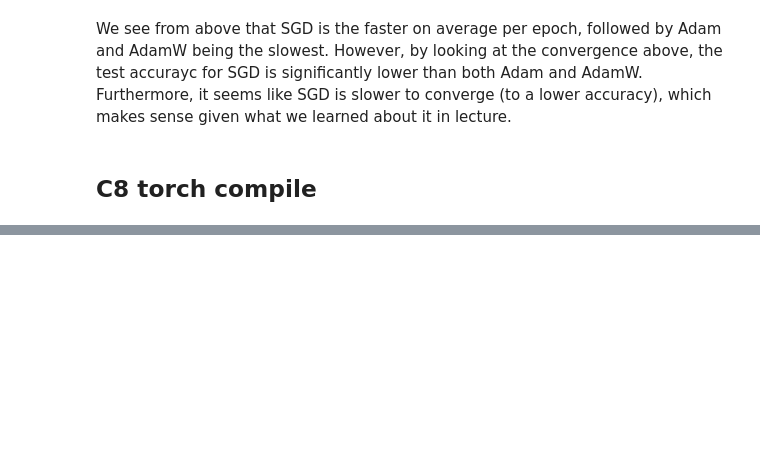
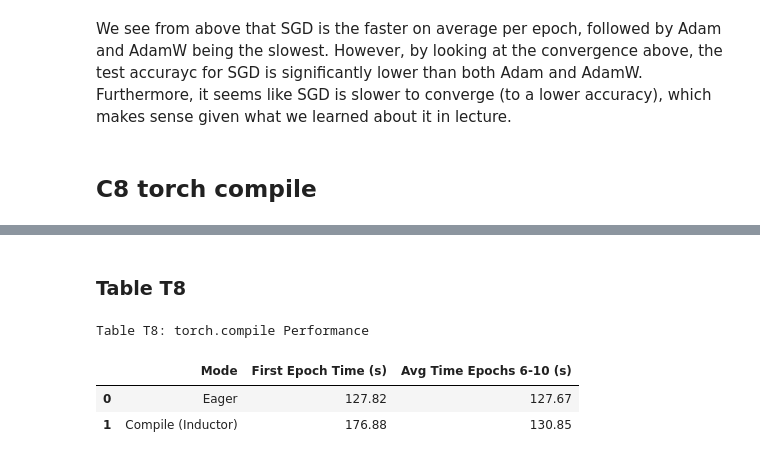
Before and after one commit to fred144/HPML_autumn25, a Jupyter notebook: pset2/hw2_fbg2107.ipynb, the cells around one changed output, grey strips where cells are left out. Drawn from its saved outputs; the diff is of its cells as text; code cells hidden in the pictures; blank space fills up the shorter version.

```diff
--- a/pset2/hw2_fbg2107.ipynb
+++ b/pset2/hw2_fbg2107.ipynb
@@ -1971,0 +2227,34 @@ We see from above that SGD is the faster on average per epoch, followed by Adam
+# %% [markdown]
+### Table T8
+# %%
+df_c8 = pd.DataFrame(results_c8)
+df_c8_table = df_c8[["mode", "first_epoch_time", "avg_epoch_time_6_10"]]
+df_c8_table = df_c8_table.copy()
+df_c8_table["mode"] = df_c8_table["mode"].replace(
+    {"eager": "Eager", "compile": "Compile (Inductor)"}
+)
+
+df_c8_table = df_c8_table.rename(
+    columns={
+        "mode": "Mode",
+        "first_epoch_time": "First Epoch Time (s)",
+        "avg_epoch_time_6_10": "Avg Time Epochs 6-10 (s)",
+    }
+)
+
+df_c8_display = df_c8_table.copy()
+df_c8_display["First Epoch Time (s)"] = df_c8_display["First Epoch Time (s)"].round(4)
+df_c8_display["Avg Time Epochs 6-10 (s)"] = df_c8_display[
+    "avg Time Epochs 6-10 (s)"
+].round(4)
+
+print("table T8: torch.compile Performance")
+display(df_c8_display)
+
+# Save to csv
+df_c8.to_csv("C8_torch_compile_results.csv", index=False)
+# %% [output]
+Table T8: torch.compile Performance
+|  | Mode | First Epoch Time (s) | Avg Time Epochs 6-10 (s) |
+| 0 | Eager | 127.82 | 127.67 |
+| 1 | Compile (Inductor) | 176.88 | 130.85 |
```
Also changed, not shown: parts of 31 cells of this notebook.
